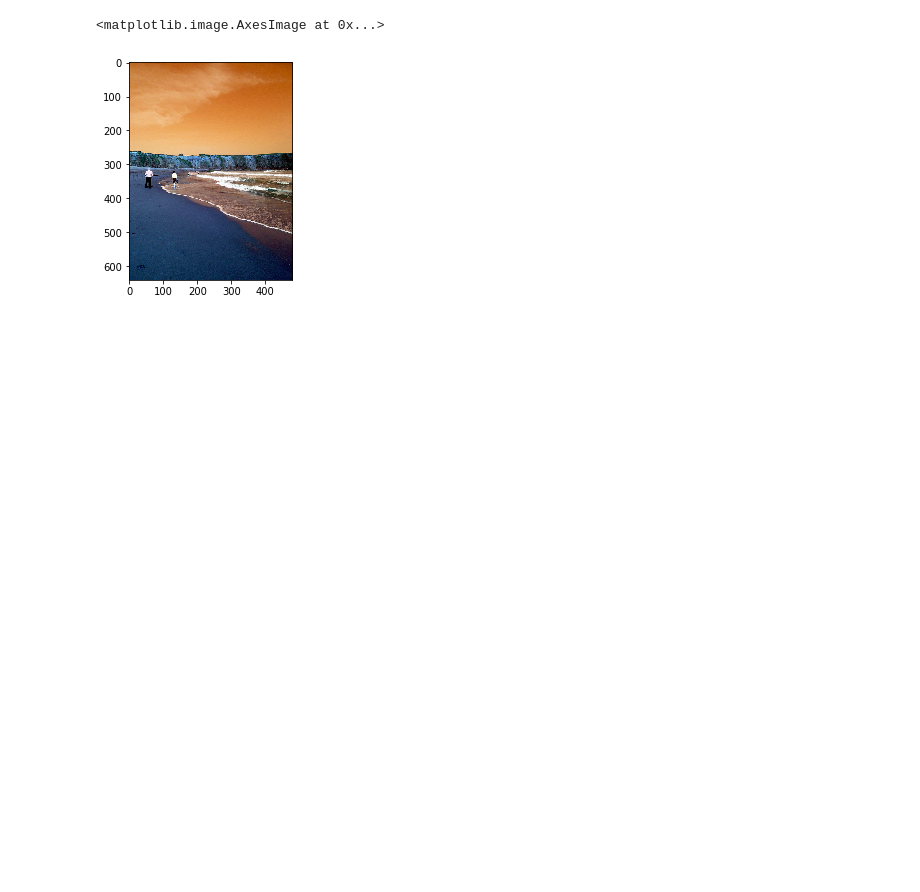
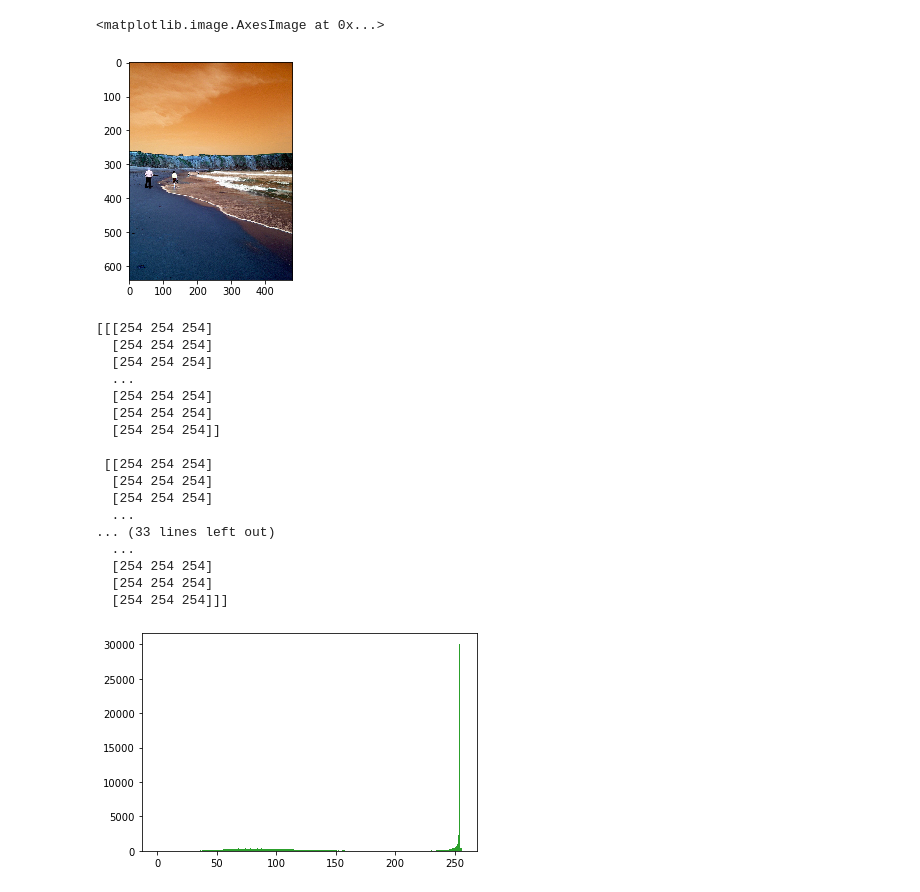
Before and after one commit to fdnavarropecci/mbd_images_clase, a Jupyter notebook: 2_IMAGE_InsensityColor_Histogram.ipynb, the cells around one changed output. Cells and saved outputs as stored; diff of their text form; code cells hidden in the pictures; blank space fills up the shorter version.

```diff
--- a/2_IMAGE_InsensityColor_Histogram.ipynb
+++ b/2_IMAGE_InsensityColor_Histogram.ipynb
@@ -93,0 +109,38 @@ plt.imshow(img)
+# %%
+#YOUR TURN
+# Change the picture
+# TRY a balck and white photo too
+##input_image = cv2.imread('drive/My Drive/Classroom/[ICAI] Master en Big Data -  Unstructured Data Analysis/IMAGE/images/wheel.png', cv2.IMREAD_GRAYSCALE)  # input_image: 2-dim array
+img = cv2.imread(r"C:\Users\fdnav\mbd_images_clase\images\beaver.png")
+print(img)
+b, g, r = cv2.split(img)
+
+cv2.imshow("img", img)
+cv2.imshow("b", b)
+cv2.imshow("g", g)
+cv2.imshow("r", r)
+
+
+plt.hist(b.ravel(), 256, [0, 256])
+plt.hist(g.ravel(), 256, [0, 256])
+plt.hist(r.ravel(), 256, [0, 256])
+plt.show()
+# %% [output]
+[[[254 254 254]
+  [254 254 254]
+  [254 254 254]
+  ...
+  [254 254 254]
+  [254 254 254]
+  [254 254 254]]
+
+ [[254 254 254]
+  [254 254 254]
+  [254 254 254]
+  ...
+... (33 lines left out)
+  ...
+  [254 254 254]
+  [254 254 254]
+  [254 254 254]]]
+[figure, added]
```
Also changed, not shown: parts of 2 cells of this notebook, 24 other files.
